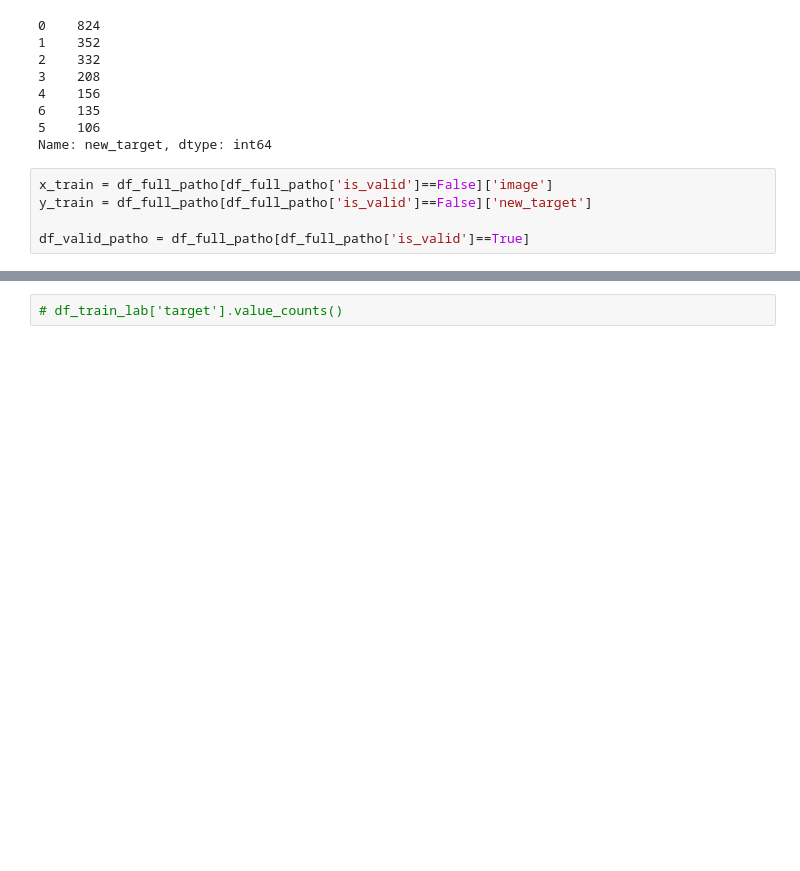
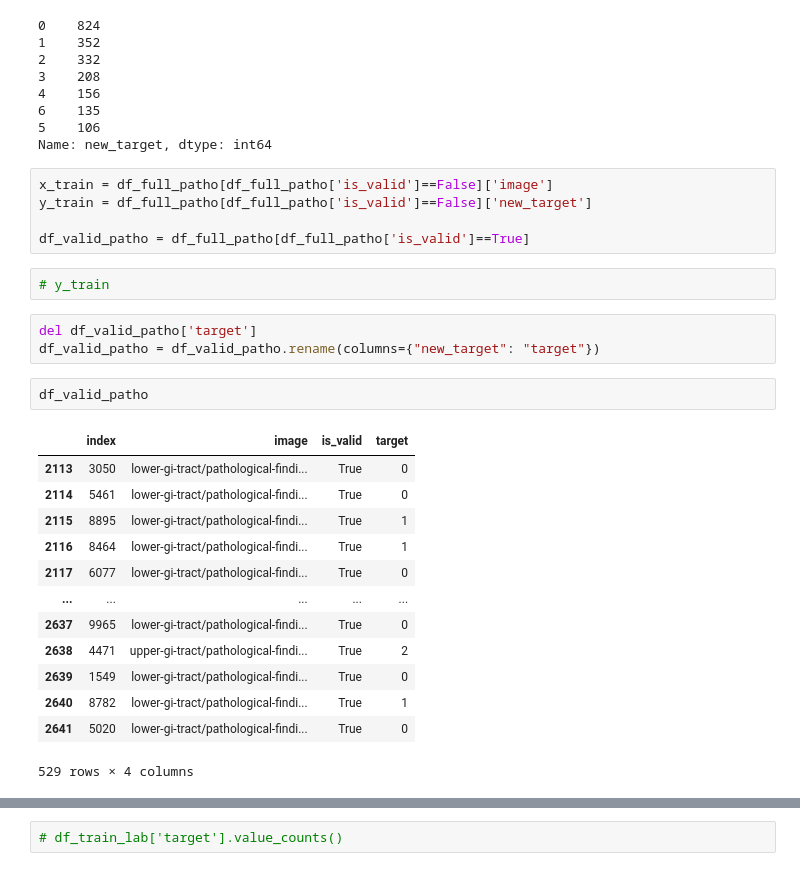
Before and after one commit to taindp98/Endoscopy-Image-Classification, a Jupyter notebook: code/EDA_hyper.ipynb, the cells around one changed output, grey strips where cells are left out. Cells and saved outputs as stored; diff of their text form; blank space fills up the shorter version.

```diff
--- a/code/EDA_hyper.ipynb
+++ b/code/EDA_hyper.ipynb
@@ -348,6 +348,27 @@ x_train = df_full_patho[df_full_patho['is_valid']==False]['image']
 y_train = df_full_patho[df_full_patho['is_valid']==False]['new_target']
 
 df_valid_patho = df_full_patho[df_full_patho['is_valid']==True]
+# %%
+# y_train
+# %%
+del df_valid_patho['target']
+df_valid_patho = df_valid_patho.rename(columns={"new_target": "target"})
+# %%
+df_valid_patho
+# %% [output]
+|  | index | image | is_valid | target |
+| 2113 | 3050 | lower-gi-tract/pathological-findi... | True | 0 |
+| 2114 | 5461 | lower-gi-tract/pathological-findi... | True | 0 |
+| 2115 | 8895 | lower-gi-tract/pathological-findi... | True | 1 |
+| 2116 | 8464 | lower-gi-tract/pathological-findi... | True | 1 |
+| 2117 | 6077 | lower-gi-tract/pathological-findi... | True | 0 |
+| ... | ... | ... | ... | ... |
+| 2637 | 9965 | lower-gi-tract/pathological-findi... | True | 0 |
+| 2638 | 4471 | upper-gi-tract/pathological-findi... | True | 2 |
+| 2639 | 1549 | lower-gi-tract/pathological-findi... | True | 0 |
+| 2640 | 8782 | lower-gi-tract/pathological-findi... | True | 1 |
+| 2641 | 5020 | lower-gi-tract/pathological-findi... | True | 0 |
+529 rows × 4 columns
 # %%
 df_valid_patho['is_labeled'] = True
 df_valid_patho.head()
```
Also changed, not shown: parts of 6 cells of this notebook, 2 other files.
